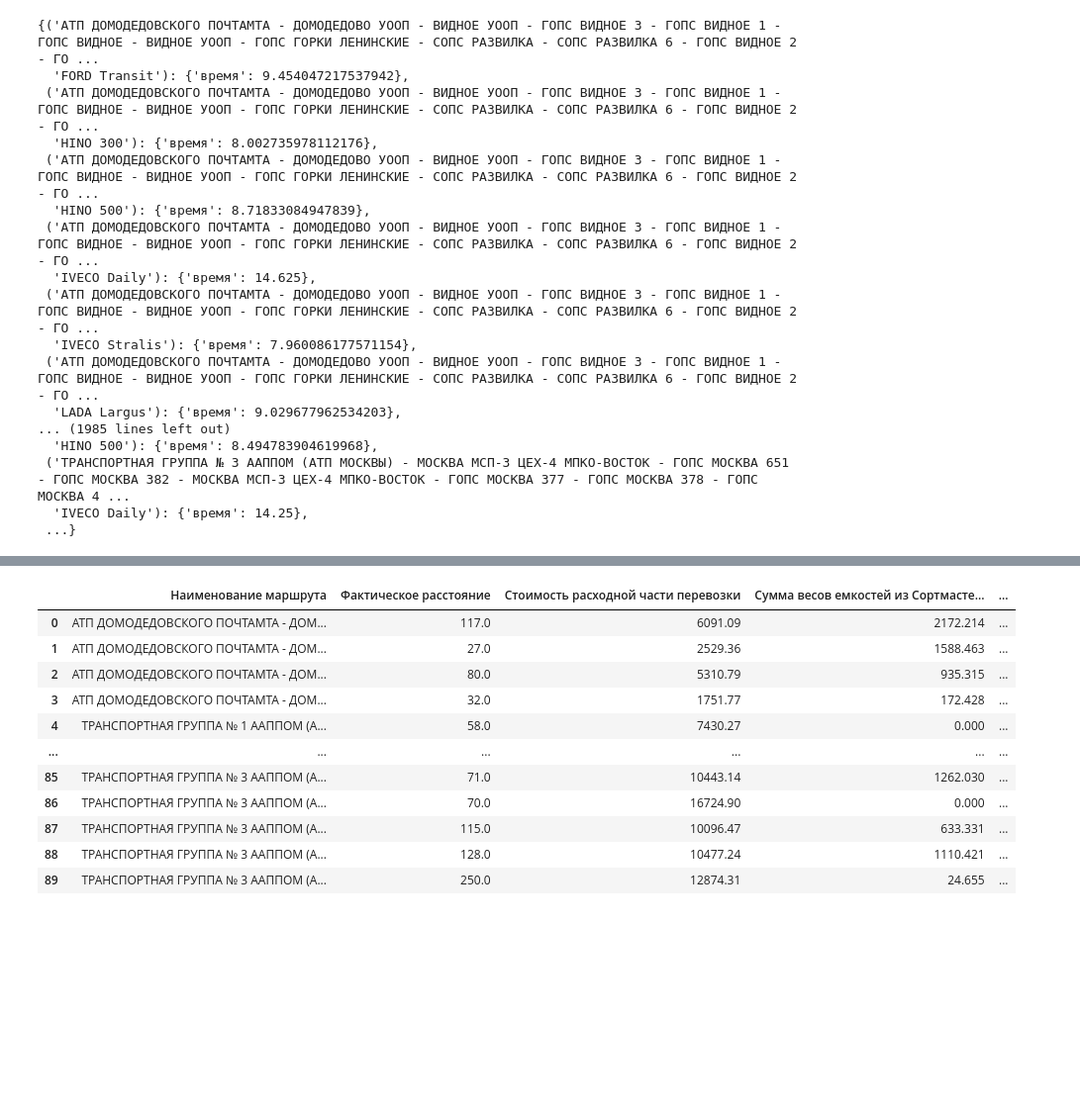
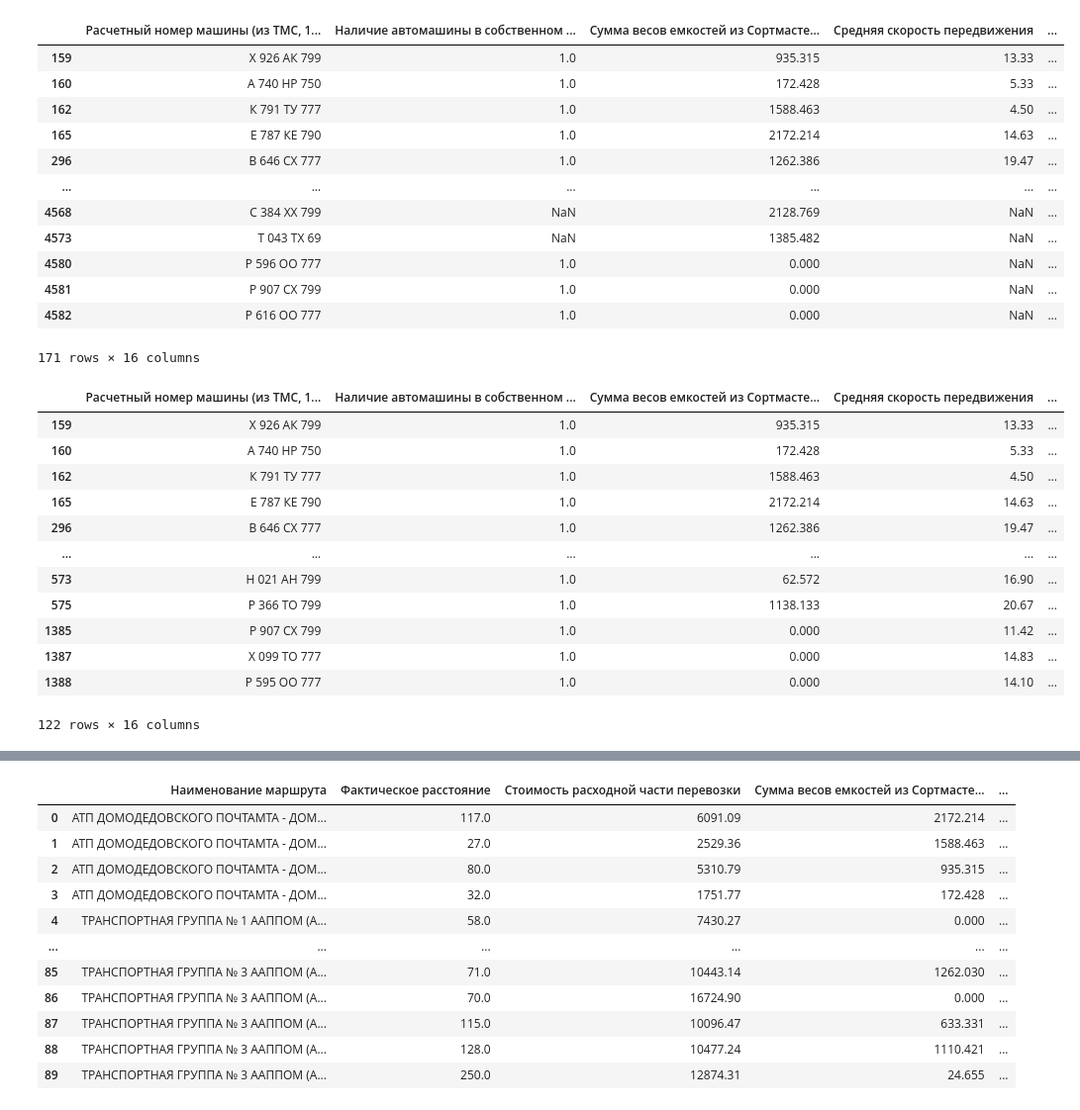
Before and after one commit to KeyGoddle/Optimize-transport, a Jupyter notebook: testing.ipynb, the cells around one changed output, grey strips where cells are left out. Shown at 99% size. Saved outputs shown, nothing was run; the diff lists cells and outputs as text; code cells hidden in the pictures; blank space fills up the shorter version.

```diff
--- a/testing.ipynb
+++ b/testing.ipynb
@@ -200,20 +200,21 @@ C:\Users\Alinvare\AppData\Local\Temp\ipykernel_14492
-# %%
-times
-# %% [output]
-{('АТП ДОМОДЕДОВСКОГО ПОЧТАМТА - ДОМОДЕДОВО УООП - ВИДНОЕ УООП - ГОПС ВИДНОЕ 3 - ГОПС ВИДНОЕ 1 - ГОПС ВИДНОЕ - ВИДНОЕ УООП - ГОПС ГОРКИ ЛЕНИНСКИЕ - СОПС РАЗВИЛКА - СОПС РАЗВИЛКА 6 - ГОПС ВИДНОЕ 2 - ГО ...
-  'FORD Transit'): {'время': 9.454047217537942},
- ('АТП ДОМОДЕДОВСКОГО ПОЧТАМТА - ДОМОДЕДОВО УООП - ВИДНОЕ УООП - ГОПС ВИДНОЕ 3 - ГОПС ВИДНОЕ 1 - ГОПС ВИДНОЕ - ВИДНОЕ УООП - ГОПС ГОРКИ ЛЕНИНСКИЕ - СОПС РАЗВИЛКА - СОПС РАЗВИЛКА 6 - ГОПС ВИДНОЕ 2 - ГО ...
-  'HINO 300'): {'время': 8.002735978112176},
- ('АТП ДОМОДЕДОВСКОГО ПОЧТАМТА - ДОМОДЕДОВО УООП - ВИДНОЕ УООП - ГОПС ВИДНОЕ 3 - ГОПС ВИДНОЕ 1 - ГОПС ВИДНОЕ - ВИДНОЕ УООП - ГОПС ГОРКИ ЛЕНИНСКИЕ - СОПС РАЗВИЛКА - СОПС РАЗВИЛКА 6 - ГОПС ВИДНОЕ 2 - ГО ...
-  'HINO 500'): {'время': 8.71833084947839},
- ('АТП ДОМОДЕДОВСКОГО ПОЧТАМТА - ДОМОДЕДОВО УООП - ВИДНОЕ УООП - ГОПС ВИДНОЕ 3 - ГОПС ВИДНОЕ 1 - ГОПС ВИДНОЕ - ВИДНОЕ УООП - ГОПС ГОРКИ ЛЕНИНСКИЕ - СОПС РАЗВИЛКА - СОПС РАЗВИЛКА 6 - ГОПС ВИДНОЕ 2 - ГО ...
-  'IVECO Daily'): {'время': 14.625},
- ('АТП ДОМОДЕДОВСКОГО ПОЧТАМТА - ДОМОДЕДОВО УООП - ВИДНОЕ УООП - ГОПС ВИДНОЕ 3 - ГОПС ВИДНОЕ 1 - ГОПС ВИДНОЕ - ВИДНОЕ УООП - ГОПС ГОРКИ ЛЕНИНСКИЕ - СОПС РАЗВИЛКА - СОПС РАЗВИЛКА 6 - ГОПС ВИДНОЕ 2 - ГО ...
-  'IVECO Stralis'): {'время': 7.960086177571154},
- ('АТП ДОМОДЕДОВСКОГО ПОЧТАМТА - ДОМОДЕДОВО УООП - ВИДНОЕ УООП - ГОПС ВИДНОЕ 3 - ГОПС ВИДНОЕ 1 - ГОПС ВИДНОЕ - ВИДНОЕ УООП - ГОПС ГОРКИ ЛЕНИНСКИЕ - СОПС РАЗВИЛКА - СОПС РАЗВИЛКА 6 - ГОПС ВИДНОЕ 2 - ГО ...
-  'LADA Largus'): {'время': 9.029677962534203},
-... (1985 lines left out)
-  'HINO 500'): {'время': 8.494783904619968},
- ('ТРАНСПОРТНАЯ ГРУППА № 3 ААППОМ (АТП МОСКВЫ) - МОСКВА МСП-3 ЦЕХ-4 МПКО-ВОСТОК - ГОПС МОСКВА 651 - ГОПС МОСКВА 382 - МОСКВА МСП-3 ЦЕХ-4 МПКО-ВОСТОК - ГОПС МОСКВА 377 - ГОПС МОСКВА 378 - ГОПС МОСКВА 4 ...
-  'IVECO Daily'): {'время': 14.25},
- ...}
+# %%
+
+# Фильтрация данных
+filtered_df = df[(df['УФПС начала перевозки'] == ufps) & (df['Дата начала перевозки'] == data_transport)]
+
+# Вывод отфильтрованных данных
+filtered_df
+# %% [output]
+|  | Расчетный номер машины (из ТМС, 1... | Наличие автомашины в собственном ... | Сумма весов емкостей из Сортмасте... | Средняя скорость передвижения | ... |
+| 159 | Х 926 АК 799 | 1.0 | 935.315 | 13.33 | ... |
+| 160 | А 740 НР 750 | 1.0 | 172.428 | 5.33 | ... |
+| 162 | К 791 ТУ 777 | 1.0 | 1588.463 | 4.50 | ... |
+| 165 | Е 787 КЕ 790 | 1.0 | 2172.214 | 14.63 | ... |
+| 296 | В 646 СХ 777 | 1.0 | 1262.386 | 19.47 | ... |
+| ... | ... | ... | ... | ... | ... |
+| 4568 | С 384 ХХ 799 | NaN | 2128.769 | NaN | ... |
+| 4573 | Т 043 ТХ 69 | NaN | 1385.482 | NaN | ... |
+| 4580 | Р 596 ОО 777 | 1.0 | 0.000 | NaN | ... |
+| 4581 | Р 907 СХ 799 | 1.0 | 0.000 | NaN | ... |
+| 4582 | Р 616 ОО 777 | 1.0 | 0.000 | NaN | ... |
+171 rows × 16 columns
@@ -219,0 +223,16 @@ times
+# %%
+df_cleaned
+# %% [output]
+|  | Расчетный номер машины (из ТМС, 1... | Наличие автомашины в собственном ... | Сумма весов емкостей из Сортмасте... | Средняя скорость передвижения | ... |
+| 159 | Х 926 АК 799 | 1.0 | 935.315 | 13.33 | ... |
+| 160 | А 740 НР 750 | 1.0 | 172.428 | 5.33 | ... |
+| 162 | К 791 ТУ 777 | 1.0 | 1588.463 | 4.50 | ... |
+| 165 | Е 787 КЕ 790 | 1.0 | 2172.214 | 14.63 | ... |
+| 296 | В 646 СХ 777 | 1.0 | 1262.386 | 19.47 | ... |
+| ... | ... | ... | ... | ... | ... |
+| 573 | Н 021 АН 799 | 1.0 | 62.572 | 16.90 | ... |
+| 575 | Р 366 ТО 799 | 1.0 | 1138.133 | 20.67 | ... |
+| 1385 | Р 907 СХ 799 | 1.0 | 0.000 | 11.42 | ... |
+| 1387 | Х 099 ТО 777 | 1.0 | 0.000 | 14.83 | ... |
+| 1388 | Р 595 ОО 777 | 1.0 | 0.000 | 14.10 | ... |
+122 rows × 16 columns
```
Also changed, not shown: parts of 10 cells of this notebook.
